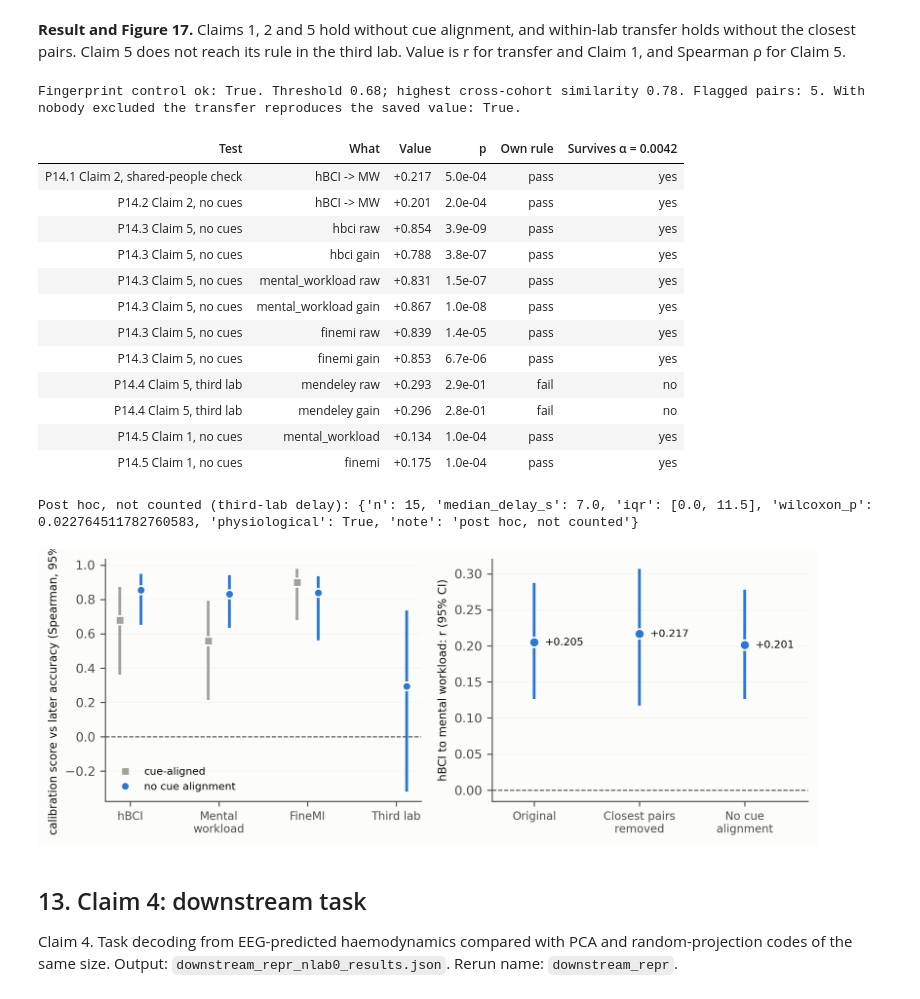
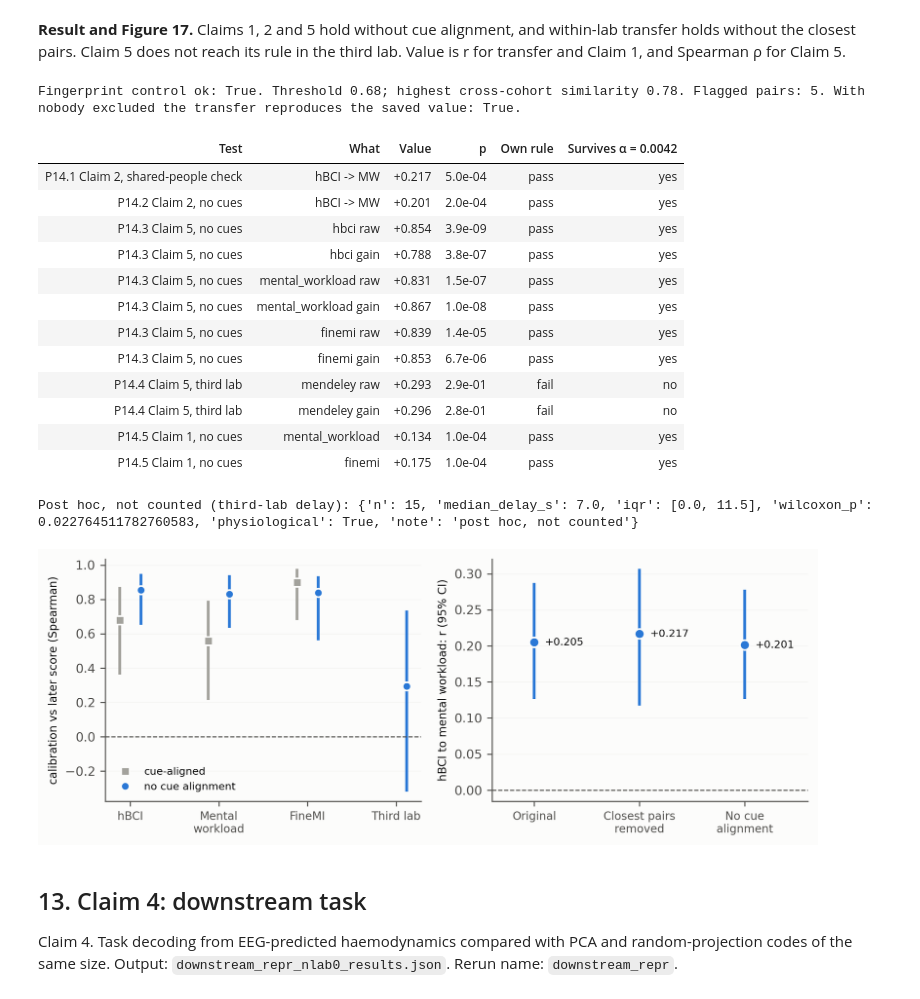
Before and after one commit to muntasirhossain2003/Cross-Modal-Prediction-of-fNIRS-Haemodynamics-From-Infra-Slow-EEG, a Jupyter notebook: merge/NeuroVascNet_Full.ipynb, the cells around one changed output. Drawn from its saved outputs; the diff is of its cells as text; code cells hidden in the pictures.

Commit message:
Repair the Figure 17 axis label patch, which broke make_figures.py

```diff
--- a/merge/NeuroVascNet_Full.ipynb
+++ b/merge/NeuroVascNet_Full.ipynb
@@ -5974,7 +5974,7 @@ def draw_fig17():
         ax.plot(i + 0.12, q["rho"], "o", ms=6, color="#2a78d6", mec=SURF, mew=1.2, label="no cue alignment" if i == 0 else None)
     ax.axhline(0, color=INK2, lw=0.8, ls="--")
     ax.set_xticks(range(4), ["hBCI", "Mental\nworkload", "FineMI", "Third lab"], fontsize=8)
-    ax.set_ylabel("calibration score vs later accuracy (Spearman, 95% CI)", fontsize=8)
+    ax.set_ylabel("calibration vs later score (Spearman)", fontsize=8)
     ax.legend(fontsize=7.5, loc="lower left")
     ax.grid(axis="x", visible=False)
     ax = axes[1]
@@ -5982,34 +5982,34 @@ def draw_fig17():
     for i, (n, v) in enumerate(rows):
         ax.plot([i, i], [v["ci_low"], v["ci_high"]], color="#2a78d6", lw=2)
         ax.plot(i, v["r_subject"], "o", ms=7, color="#2a78d6", mec=SURF, mew=1.2)
         ax.text(i + 0.1, v["r_subject"], f"{v['r_subject']:+.3f}", va="center", fontsize=7.5, color=INK)
     ax.axhline(0, color=INK2, lw=0.8, ls="--")
     ax.set_xticks(range(3), [r[0] for r in rows], fontsize=8)
     ax.set_xlim(-0.4, 2.6)
     ax.set_ylabel("hBCI to mental workload: r (95% CI)", fontsize=8)
     ax.grid(axis="x", visible=False)
     save(fig, "fig17_stress_tests")
 
 
 draw_fig17()
 fig("fig17_stress_tests", 780)
 # %% [output]
 Fingerprint control ok: True. Threshold 0.68; highest cross-cohort similarity 0.78. Flagged pairs: 5. With nobody excluded the transfer reproduces the saved value: True.
 | Test | What | Value | p | Own rule | Survives α = 0.0042 |
 | P14.1 Claim 2, shared-people check | hBCI -> MW | +0.217 | 5.0e-04 | pass | yes |
 | P14.2 Claim 2, no cues | hBCI -> MW | +0.201 | 2.0e-04 | pass | yes |
 | P14.3 Claim 5, no cues | hbci raw | +0.854 | 3.9e-09 | pass | yes |
 | P14.3 Claim 5, no cues | hbci gain | +0.788 | 3.8e-07 | pass | yes |
 | P14.3 Claim 5, no cues | mental_workload raw | +0.831 | 1.5e-07 | pass | yes |
 | P14.3 Claim 5, no cues | mental_workload gain | +0.867 | 1.0e-08 | pass | yes |
 | P14.3 Claim 5, no cues | finemi raw | +0.839 | 1.4e-05 | pass | yes |
 | P14.3 Claim 5, no cues | finemi gain | +0.853 | 6.7e-06 | pass | yes |
 | P14.4 Claim 5, third lab | mendeley raw | +0.293 | 2.9e-01 | fail | no |
 | P14.4 Claim 5, third lab | mendeley gain | +0.296 | 2.8e-01 | fail | no |
 | P14.5 Claim 1, no cues | mental_workload | +0.134 | 1.0e-04 | pass | yes |
 | P14.5 Claim 1, no cues | finemi | +0.175 | 1.0e-04 | pass | yes |
 Post hoc, not counted (third-lab delay): {'n': 15, 'median_delay_s': 7.0, 'iqr': [0.0, 11.5], 'wilcoxon_p': 0.022764511782760583, 'physiological': True, 'note': 'post hoc, not counted'}
-[figure, old version]
+[figure, new version]
 # %% [markdown]
 ## 13. Claim 4: downstream task
 
```
Also changed, not shown: 4 other files.
